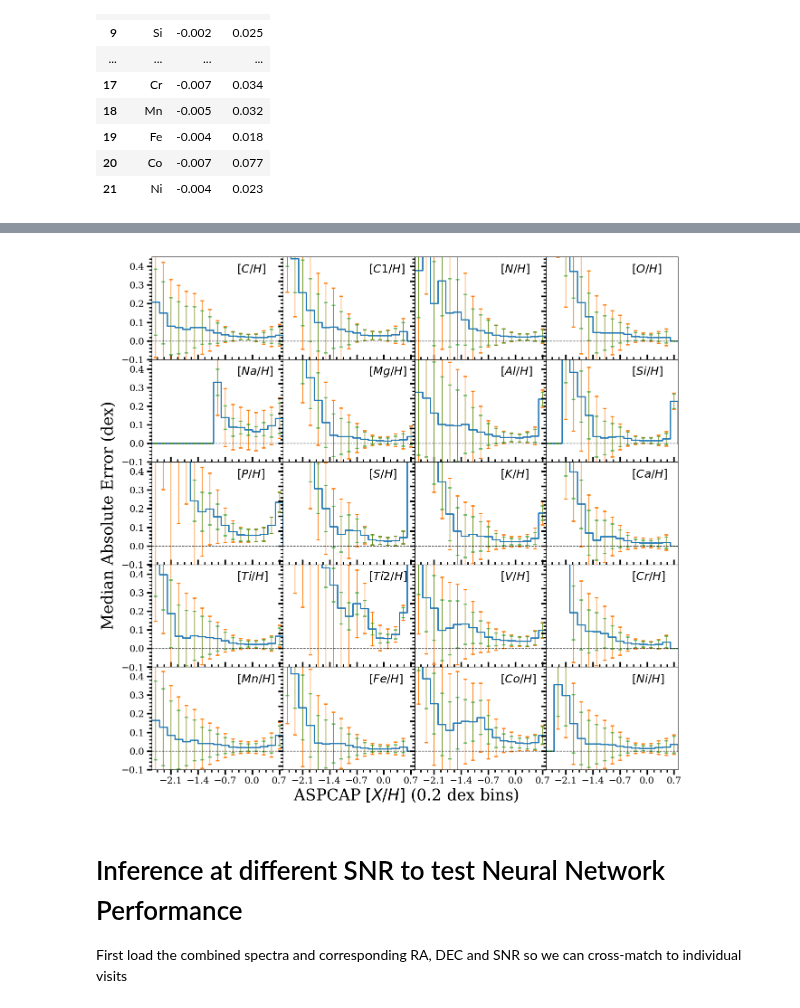
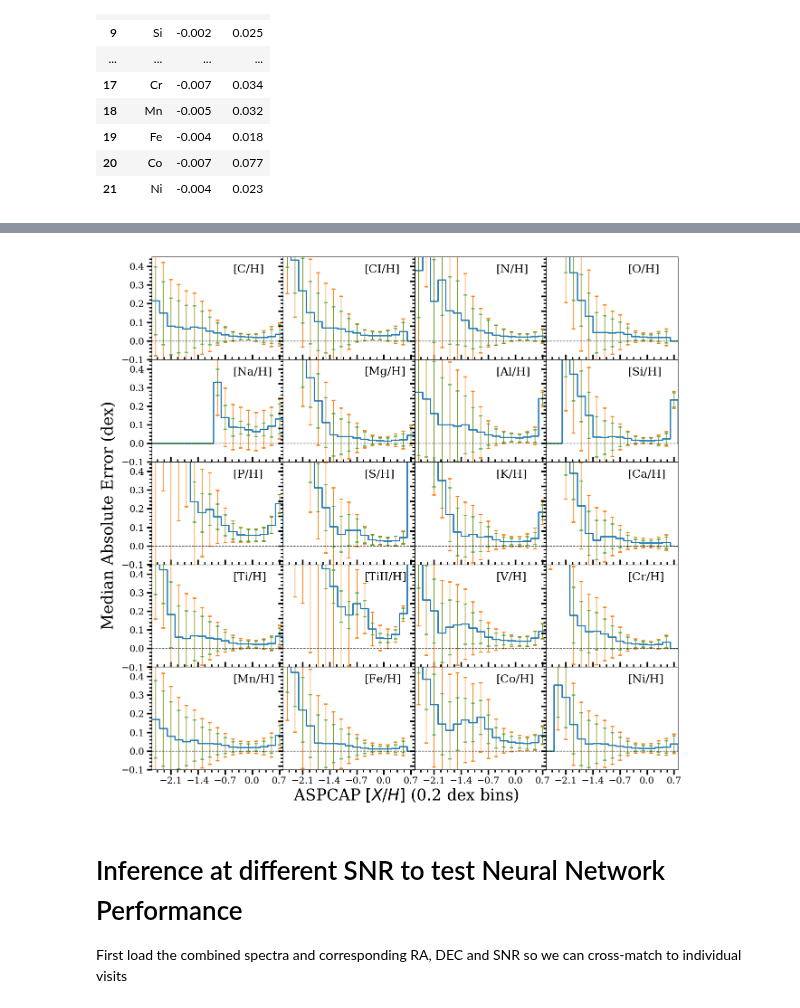
Before and after one commit to henrysky/astroNN_spectra_paper_figures, a Jupyter notebook: Inference.ipynb, the cells around one changed output, grey strips where cells are left out. Cells and saved outputs as stored; diff of their text form; code cells hidden in the pictures.

```diff
--- a/Inference.ipynb
+++ b/Inference.ipynb
@@ -219,6 +224,9 @@ f.savefig('delta_xh_teff.png')
 %matplotlib inline
 import pylab as plt
 from matplotlib.ticker import NullFormatter,MultipleLocator, FormatStrFormatter
+
+from astroNN.apogee.plotting import aspcap_windows_url_correction
+from astroNN.nn.numpy import median_absolute_error
 
 plt.rc('font',**{'family': 'serif', 'weight':'medium', 'size':20})
 
@@ -226,8 +234,6 @@ plt.rc('font',**{'family': 'serif', 'weight':'medium', 'size':20})
 number_bin = 17
 low_x = -2.6
 high_x = 0.8
-mean_abs_diff_x = []
-mean_confidence_x = []
 spaces_x = np.linspace(low_x, high_x, number_bin+1)
 
 # setup plots
@@ -240,8 +246,8 @@ aspcap_idx = 2
 
 for i in range(5):
     for j in range(4):
-        mean_abs_diff_x = []
-        mean_confidence_x = []
+        median_abs_diff_x = []
+        median_confidence_x = []
         mean_modelconfidence_x = []
         if aspcap_idx > 22:
             aspcap_idx = 22
@@ -249,46 +255,49 @@ for i in range(5):
         for ii in range(number_bin):
             idx = [(y[:,aspcap_idx]<spaces_x[ii+1])&(y[:,aspcap_idx]>spaces_x[ii])]
             if np.sum(idx) != 0:
-                mean_abs_diff_x.append(np.median(np.abs(pred[:, aspcap_idx][idx] - y[:,aspcap_idx][idx])))
-                mean_confidence_x.append(np.median(pred_err['total'][:, aspcap_idx][idx]))
+                median_abs_diff_x.append(median_absolute_error(pred[:, aspcap_idx][idx], y[:,aspcap_idx][idx]))
+                median_confidence_x.append(np.median(pred_err['total'][:, aspcap_idx][idx]))
                 mean_modelconfidence_x.append(np.median(pred_err['model'][:, aspcap_idx][idx]))
             else:
-                mean_abs_diff_x.append(0.)
-                mean_confidence_x.append(0.)
+                median_abs_diff_x.append(0.)
+                median_confidence_x.append(0.)
                 mean_modelconfidence_x.append(0.)
 
-        mean_abs_diff_x.append(0.)
-        mean_confidence_x.append(0.)
+        median_abs_diff_x.append(0.)
+        median_confidence_x.append(0.)
         mean_modelconfidence_x.append(0.)
 
-        ax[i,j].plot(spaces_x, mean_abs_diff_x, ls='steps-post', linewidth=2., label='$T_{eff}$')
-        ax[i,j].errorbar(spaces_x+0.1, mean_abs_diff_x, yerr=mean_confidence_x, linestyle='None', capsize=3, elinewidth=1., capthick=2.)
-        ax[i,j].errorbar(spaces_x+0.1, mean_abs_diff_x, yerr=mean_modelconfidence_x, linestyle='None', capsize=3, elinewidth=1., capthick=2., alpha=0.7)
+        ax[i,j].plot(spaces_x, median_abs_diff_x, ls='steps-post', linewidth=2., label='$T_{eff}$')
+        ax[i,j].errorbar(spaces_x+0.1, median_abs_diff_x, yerr=median_confidence_x, linestyle='None',
+                         capsize=3, elinewidth=1., capthick=2.)
+        ax[i,j].errorbar(spaces_x+0.1, median_abs_diff_x, yerr=mean_modelconfidence_x, linestyle='None',
+                         capsize=3, elinewidth=1., capthick=2., alpha=0.7)
         ax[i,j].set_xlim((low_x, high_x))
         ax[i,j].set_ylim((-0.1, 0.45))
         ax[i,j].axhline(0, ls='--', c='k', lw=1., alpha=0.7)
-        ax[i,j].annotate(f"$[{bcnn.targetname[aspcap_idx]}/H]$", xy=(0.65,0.85),xycoords='axes fraction', fontsize=18)
+        ax[i,j].annotate(f"[{aspcap_windows_url_correction(bcnn.targetname[aspcap_idx])}/H]",
+                         xy=(0.62,0.85),xycoords='axes fraction', fontsize=18)
         if j == 0:
             ax[i,j].yaxis.set_major_locator(ymajorLocator)
             ax[i,j].set_yticks(np.arange(-0.1, 0.45, 0.1))
         else:
             ax[i,j].yaxis.set_major_formatter(NullFormatter())
             ax[i,j].yaxis.set_major_locator(ymajorLocator)
         if i == 4:
             ax[i,j].xaxis.set_major_locator(xmajorLocator)
         else:
             ax[i,j].xaxis.set_tick_params(direction='in', which='both')
         ax[i,j].minorticks_on()
         ax[i,j].tick_params(labelsize=15, width=2.5, length=8, which='major')
         ax[i,j].tick_params(width=2, length=4, which='minor')
         aspcap_idx += 1
 
 f.text(0.5,0.08,"ASPCAP "+"$[X/H]$" + " (0.2 dex bins)",fontdict={'fontsize':25}, ha='center')
 f.text(0.05,0.5,"Median Absolute Error (dex)",fontdict={'fontsize':25},rotation=90, va='center')
 f.subplots_adjust(wspace=0,hspace=0)
 f.savefig('delta_xh.png')
 # %% [output]
-[figure, old version]
+[figure, new version]
 # %% [markdown]
 # Inference at different SNR to test Neural Network Performance
 
```
Also changed, not shown: parts of 8 cells of this notebook.
